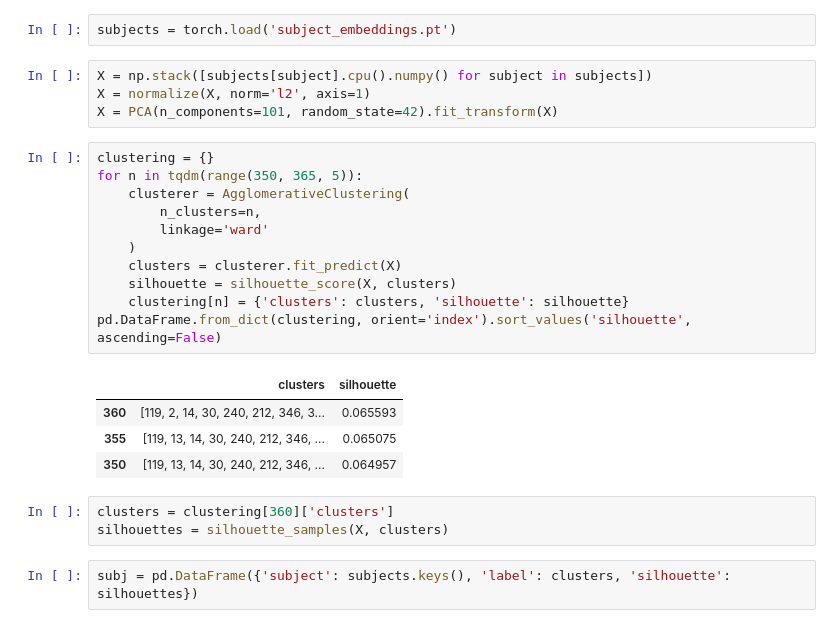
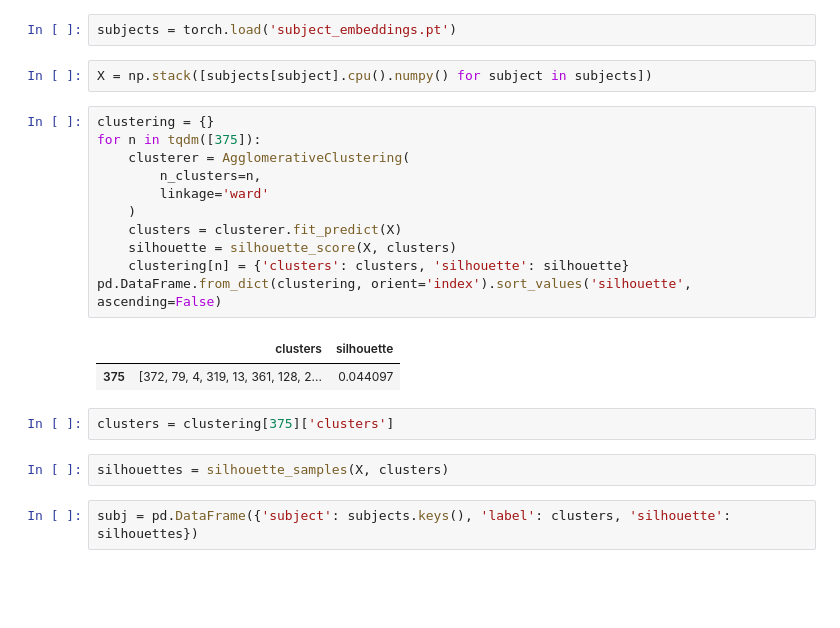
Before and after one commit to emeliasprott/Capstone, a Jupyter notebook: topic-embedding-clustering.ipynb, the cells around one changed output. Drawn from its saved outputs; the diff is of its cells as text; blank space fills up the shorter version.

```diff
--- a/topic-embedding-clustering.ipynb
+++ b/topic-embedding-clustering.ipynb
@@ -13,26 +53,23 @@ import json
 subjects = torch.load('subject_embeddings.pt')
 # %%
 X = np.stack([subjects[subject].cpu().numpy() for subject in subjects])
-X = normalize(X, norm='l2', axis=1)
-X = PCA(n_components=101, random_state=42).fit_transform(X)
 # %%
 clustering = {}
-for n in tqdm(range(350, 365, 5)):
+for n in tqdm([375]):
     clusterer = AgglomerativeClustering(
         n_clusters=n,
         linkage='ward'
     )
     clusters = clusterer.fit_predict(X)
     silhouette = silhouette_score(X, clusters)
     clustering[n] = {'clusters': clusters, 'silhouette': silhouette}
 pd.DataFrame.from_dict(clustering, orient='index').sort_values('silhouette', ascending=False)
 # %% [output]
 |  | clusters | silhouette |
-| 360 | [119, 2, 14, 30, 240, 212, 346, 3... | 0.065593 |
-| 355 | [119, 13, 14, 30, 240, 212, 346, ... | 0.065075 |
-| 350 | [119, 13, 14, 30, 240, 212, 346, ... | 0.064957 |
+| 375 | [372, 79, 4, 319, 13, 361, 128, 2... | 0.044097 |
+# %%
+clusters = clustering[375]['clusters']
 # %%
-clusters = clustering[360]['clusters']
 silhouettes = silhouette_samples(X, clusters)
 # %%
 subj = pd.DataFrame({'subject': subjects.keys(), 'label': clusters, 'silhouette': silhouettes})
```
Also changed, not shown: parts of 28 cells of this notebook, 8 other files.
